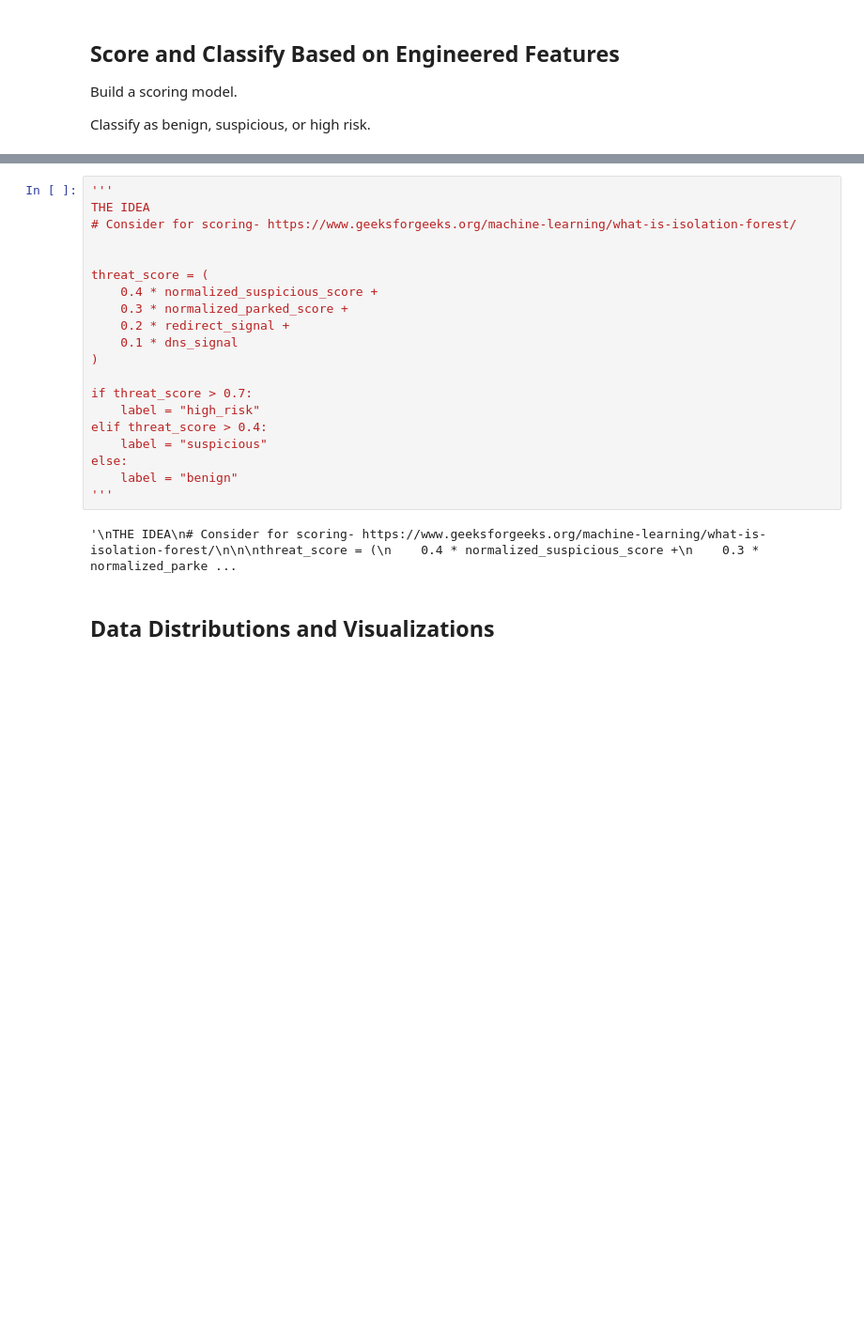
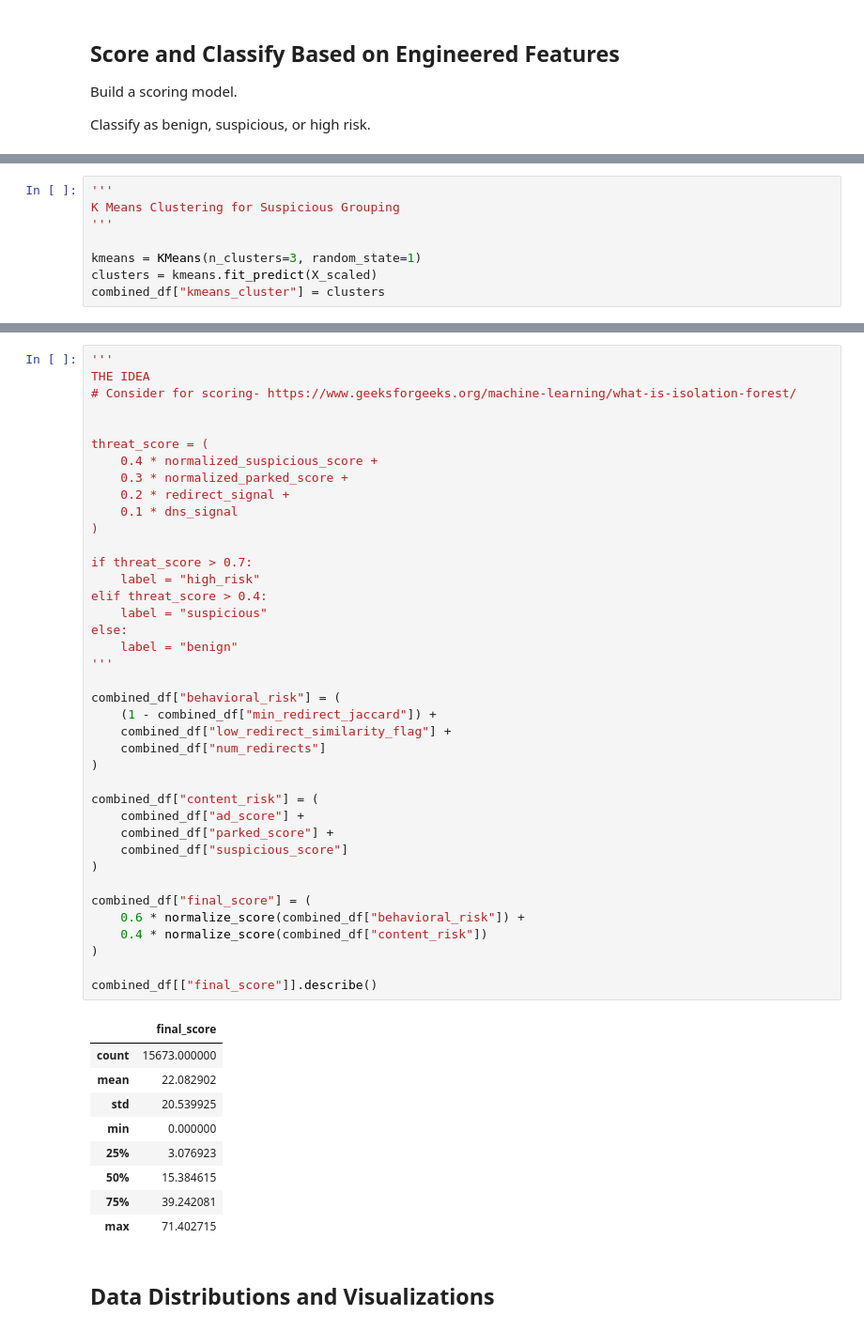
Before and after one commit to YouKnowJoey/sketchy-parking-lot, a Jupyter notebook: notebooks/wrangling_analysis.ipynb, the cells around one changed output, grey strips where cells are left out. Shown at 94% size. Cells and saved outputs as stored; diff of their text form; blank space fills up the shorter version.

```diff
--- a/notebooks/wrangling_analysis.ipynb
+++ b/notebooks/wrangling_analysis.ipynb
@@ -632,0 +693,8 @@ combined_df.sort_values("threat_score", ascending=False).head(20)
+# %%
+'''
+K Means Clustering for Suspicious Grouping
+'''
+
+kmeans = KMeans(n_clusters=3, random_state=1)
+clusters = kmeans.fit_predict(X_scaled)
+combined_df["kmeans_cluster"] = clusters
@@ -633,25 +725,52 @@ combined_df.sort_values("threat_score", ascending=False).head(20)
 # %%
 '''
 THE IDEA
 # Consider for scoring- https://www.geeksforgeeks.org/machine-learning/what-is-isolation-forest/
 
 
 threat_score = (
     0.4 * normalized_suspicious_score +
     0.3 * normalized_parked_score +
     0.2 * redirect_signal +
     0.1 * dns_signal
 )
 
 if threat_score > 0.7:
     label = "high_risk"
 elif threat_score > 0.4:
     label = "suspicious"
 else:
     label = "benign"
 '''
+
+combined_df["behavioral_risk"] = (
+    (1 - combined_df["min_redirect_jaccard"]) +
+    combined_df["low_redirect_similarity_flag"] +
+    combined_df["num_redirects"]
+)
+
+combined_df["content_risk"] = (
+    combined_df["ad_score"] +
+    combined_df["parked_score"] +
+    combined_df["suspicious_score"]
+)
+
+combined_df["final_score"] = (
+    0.6 * normalize_score(combined_df["behavioral_risk"]) +
+    0.4 * normalize_score(combined_df["content_risk"])
+)
+
+combined_df[["final_score"]].describe()
 # %% [output]
-'\nTHE IDEA\n# Consider for scoring- https://www.geeksforgeeks.org/machine-learning/what-is-isolation-forest/\n\n\nthreat_score = (\n    0.4 * normalized_suspicious_score +\n    0.3 * normalized_parke ...
+|  | final_score |
+| count | 15673.000000 |
+| mean | 22.082902 |
+| std | 20.539925 |
+| min | 0.000000 |
+| 25% | 3.076923 |
+| 50% | 15.384615 |
+| 75% | 39.242081 |
+| max | 71.402715 |
 # %% [markdown]
 ## Data Distributions and Visualizations
 # %%
```
Also changed, not shown: parts of 8 cells of this notebook.
